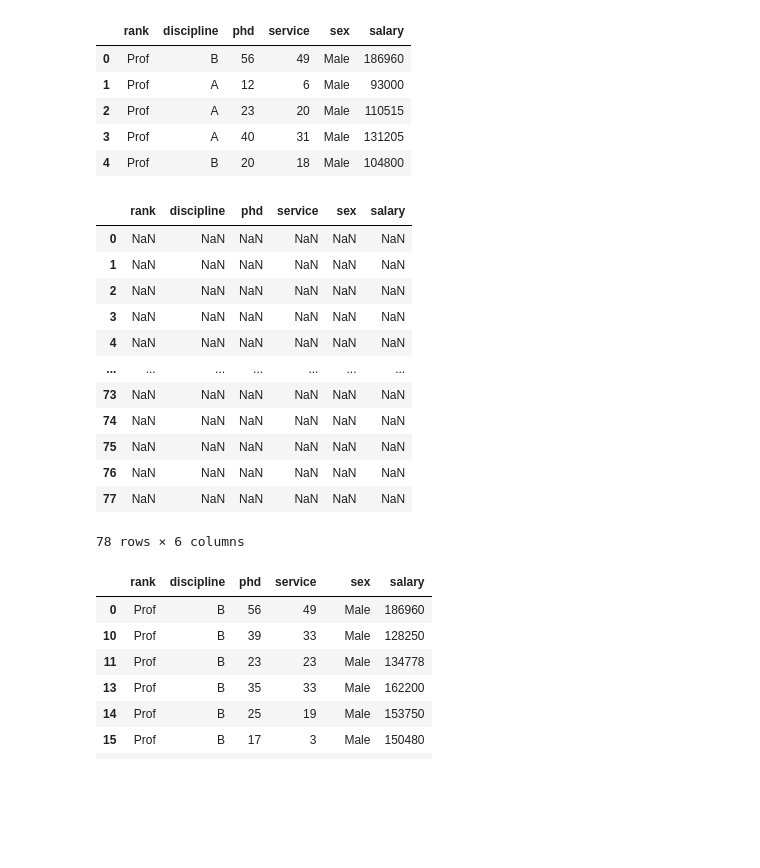
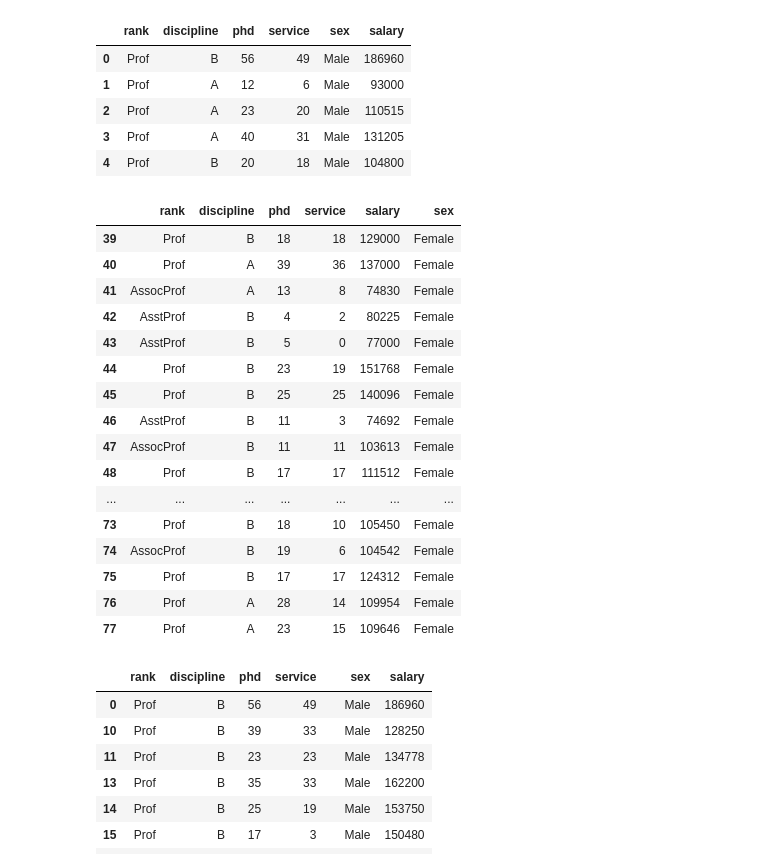
Before and after one commit to surajdehury/data-analytics, a Jupyter notebook: May/06.05.2026/LC10.ipynb, the cells around one changed output. Cells and saved outputs as stored; diff of their text form; code cells hidden in the pictures; blank space fills up the shorter version.

```diff
--- a/May/06.05.2026/LC10.ipynb
+++ b/May/06.05.2026/LC10.ipynb
@@ -238,21 +238,25 @@ df_sal1.head()
 | 3 | Prof | A | 40 | 31 | Male | 131205 |
 | 4 | Prof | B | 20 | 18 | Male | 104800 |
 # %%
-df_sal1[df_sal1[['rank','discipline','phd','service','salary']]=='Female']
+df_sal1[df_sal1['sex'] == 'Female'][['rank','discipline','phd','service','salary','sex']]
 # %% [output]
-|  | rank | discipline | phd | service | sex | salary |
-| 0 | NaN | NaN | NaN | NaN | NaN | NaN |
-| 1 | NaN | NaN | NaN | NaN | NaN | NaN |
-| 2 | NaN | NaN | NaN | NaN | NaN | NaN |
-| 3 | NaN | NaN | NaN | NaN | NaN | NaN |
-| 4 | NaN | NaN | NaN | NaN | NaN | NaN |
+|  | rank | discipline | phd | service | salary | sex |
+| 39 | Prof | B | 18 | 18 | 129000 | Female |
+| 40 | Prof | A | 39 | 36 | 137000 | Female |
+| 41 | AssocProf | A | 13 | 8 | 74830 | Female |
+| 42 | AsstProf | B | 4 | 2 | 80225 | Female |
+| 43 | AsstProf | B | 5 | 0 | 77000 | Female |
+| 44 | Prof | B | 23 | 19 | 151768 | Female |
+| 45 | Prof | B | 25 | 25 | 140096 | Female |
+| 46 | AsstProf | B | 11 | 3 | 74692 | Female |
+| 47 | AssocProf | B | 11 | 11 | 103613 | Female |
+| 48 | Prof | B | 17 | 17 | 111512 | Female |
 | ... | ... | ... | ... | ... | ... | ... |
-| 73 | NaN | NaN | NaN | NaN | NaN | NaN |
-| 74 | NaN | NaN | NaN | NaN | NaN | NaN |
-| 75 | NaN | NaN | NaN | NaN | NaN | NaN |
-| 76 | NaN | NaN | NaN | NaN | NaN | NaN |
-| 77 | NaN | NaN | NaN | NaN | NaN | NaN |
+| 73 | Prof | B | 18 | 10 | 105450 | Female |
+| 74 | AssocProf | B | 19 | 6 | 104542 | Female |
+| 75 | Prof | B | 17 | 17 | 124312 | Female |
+| 76 | Prof | A | 28 | 14 | 109954 | Female |
+| 77 | Prof | A | 23 | 15 | 109646 | Female |
-78 rows × 6 columns
 # %%
 df_sal1[(df_sal1['salary']>120000)& (df_sal1['discipline']=='B')]
 # %% [output]
```
